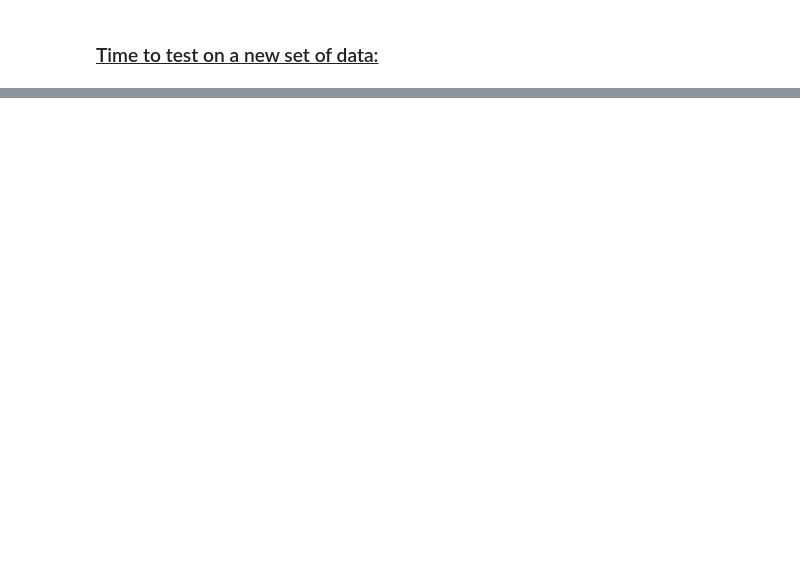
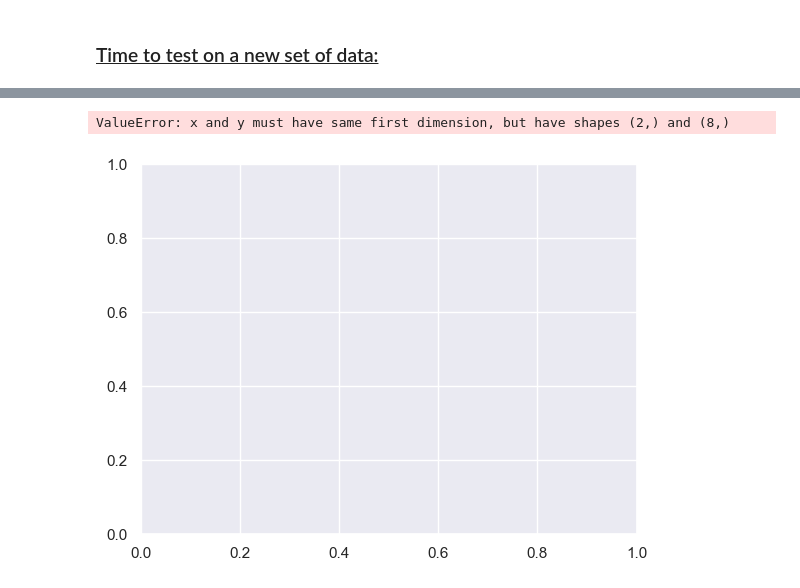
Before and after one commit to adc1021/NBAInjuryPredictor, a Jupyter notebook: notebooks/Forecasting.ipynb, the cells around one changed output, grey strips where cells are left out. Drawn from its saved outputs; the diff is of its cells as text; code cells hidden in the pictures; blank space fills up the shorter version.

```diff
--- a/notebooks/Forecasting.ipynb
+++ b/notebooks/Forecasting.ipynb
@@ -101,14 +106,12 @@ def normalize_players(df):
 #Using Linear Regression function to fit our model
 train_data = df[:26]
 
-train_data = normalize_players(train_data)
-print(train_data)
-# X_train = np.array(train_data[['Year', 'Normalized Players']]).reshape(-1, 2)
-# y_train = train_data['Injuries']
-# reg = LinearRegression()
+X_train = np.array(train_data[['Year', 'Normalized Players']]).reshape(-1, 2)
+y_train = train_data['Injuries']
+reg = LinearRegression()
 
 
-# fit_model = reg.fit(X_train, y_train)
-# print(df.shape)
-# X_train.shape
+fit_model = reg.fit(X_train, y_train)
+print(df.shape)
+X_train.shape
 # %% [output]
@@ -178,3 +223,6 @@ X_test
 # %%
 y_pred = fit_model.predict(X_test)
 y_pred
+# Adding our insample prediction for each year to our test data set
+test_data.loc[:, 'prediction_insample'] = fit_model.predict(X_test).copy()
+test_data.head()
@@ -193,0 +232,6 @@ print("R-squared Score:", r2)
+# %%
+test_data['error'] = test_data.prediction_insample - test_data.Injuries
+test_data['squared_error'] = test_data['error']**2
+test_data['abs'] = abs(test_data['error'])
+
+test_data
@@ -198,14 +286,18 @@ df.describe()["Injuries"]
 # %%
-plt.plot(X_test, y_pred, 'r-', label='Predicted Data')
+
+plt.plot(X_test[0], y_pred, 'r-', label='Predicted Data')
 sns.set(style="darkgrid")
 sns.lineplot(x=test_data['Year'], y=test_data['Injuries'], data=test_data)
 plt.legend()
 plt.xlabel('Year')
 plt.ylabel('Number of Injuries')
 plt.title('Number of Injuries Year by Year')
 ax = plt.gca()
 ax.xaxis.set_major_locator(ticker.MaxNLocator(integer=True))
 plt.show()
+# %% [output]
+ValueError: x and y must have same first dimension, but have shapes (2,) and (8,)
+[figure, added]
 # %%
 # Now let's remove all the rows from the data frame that have data before 1990
 injuryData = injuryData[injuryData['Year'] >= 1990]
```
Also changed, not shown: parts of 18 cells of this notebook.
